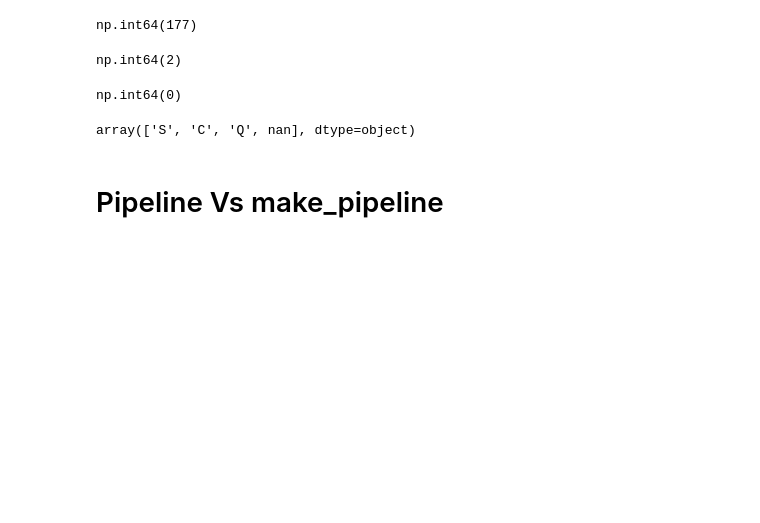
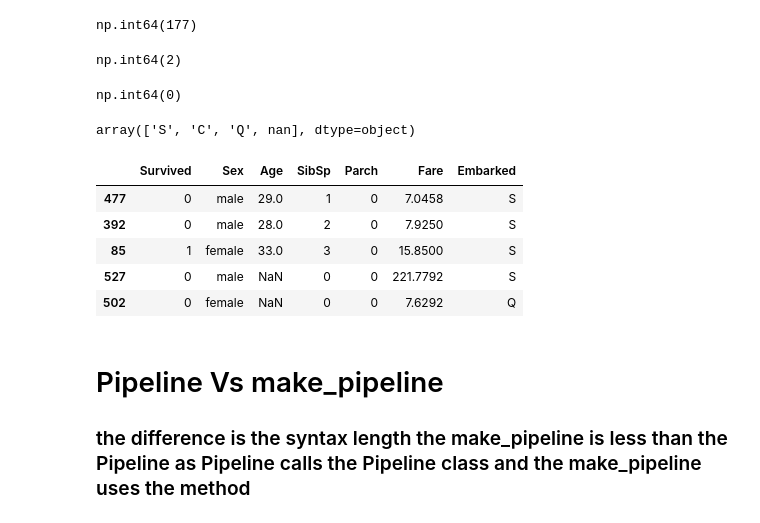
Before and after one commit to Alsanad-Opium/deep-learning-pytorch, a Jupyter notebook: MLandDL/ML/Machine Learning/Pipelines/pipelines.ipynb, the cells around one changed output. Cells and saved outputs as stored; diff of their text form; code cells hidden in the pictures; blank space fills up the shorter version.

```diff
--- a/MLandDL/ML/Machine Learning/Pipelines/pipelines.ipynb
+++ b/MLandDL/ML/Machine Learning/Pipelines/pipelines.ipynb
@@ -60,6 +60,15 @@ np.int64(0)
 df.Embarked.unique()
 # %% [output]
 array(['S', 'C', 'Q', nan], dtype=object)
+# %%
+df.sample(5)
+# %% [output]
+|  | Survived | Sex | Age | SibSp | Parch | Fare | Embarked |
+| 477 | 0 | male | 29.0 | 1 | 0 | 7.0458 | S |
+| 392 | 0 | male | 28.0 | 2 | 0 | 7.9250 | S |
+| 85 | 1 | female | 33.0 | 3 | 0 | 15.8500 | S |
+| 527 | 0 | male | NaN | 0 | 0 | 221.7792 | S |
+| 502 | 0 | female | NaN | 0 | 0 | 7.6292 | Q |
 # %%
 # still it is acategorical value so we need to encode it using one hot encoding as there is no order
 
@@ -87,3 +96,5 @@ pipeline = Pipeline([
 ])
 # %% [markdown]
 # Pipeline Vs make_pipeline
+
+### the difference is the syntax length the make_pipeline is less than the Pipeline as Pipeline calls the Pipeline class and the make_pipeline uses the method
```
Also changed, not shown: parts of 18 cells of this notebook.
